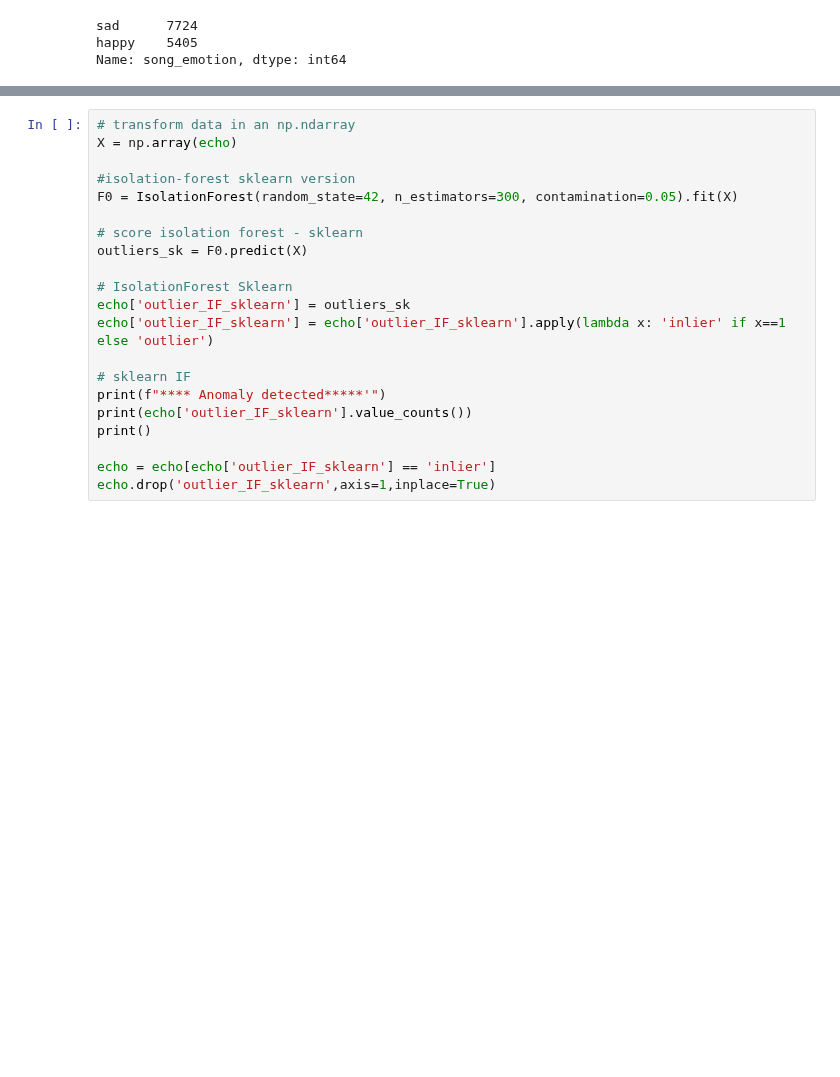
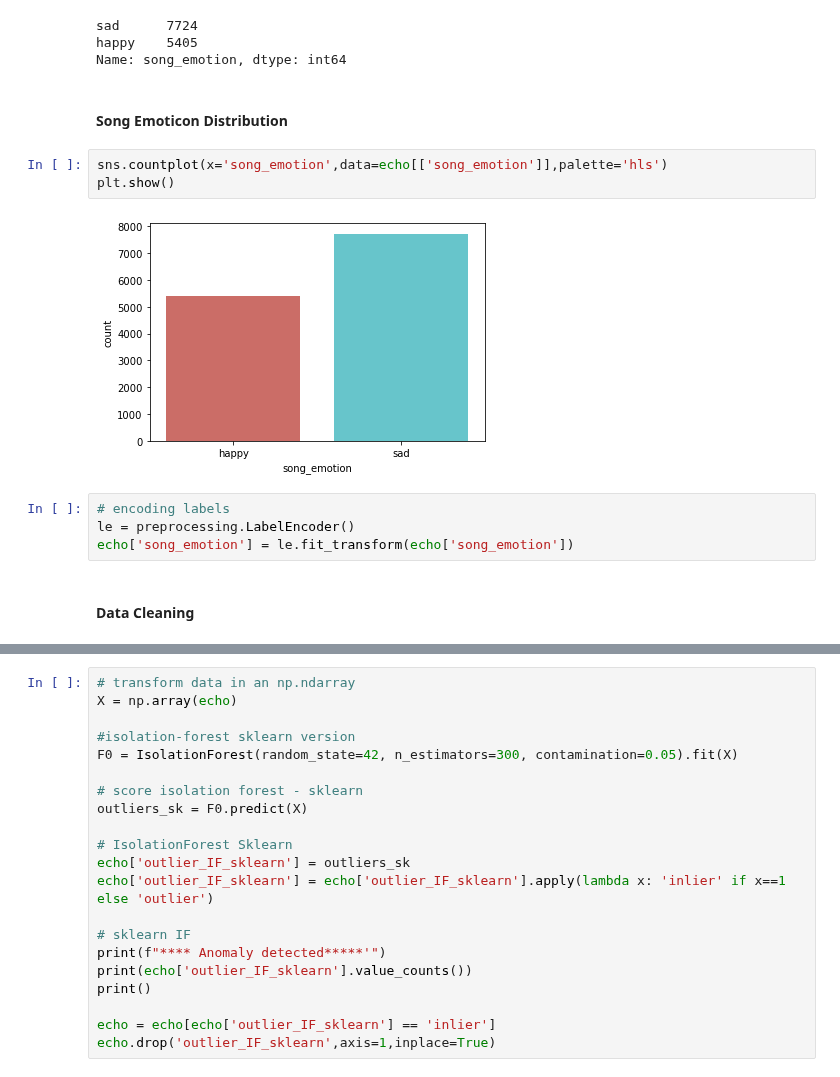
Before and after one commit to gaetanoantonicchio/DataMining-2, a Jupyter notebook: src/Module 2/Logistic Regression/Logistic-Regression_Song-Emotions.ipynb, the cells around one changed output, grey strips where cells are left out. Saved outputs shown, nothing was run; the diff lists cells and outputs as text; blank space fills up the shorter version.

```diff
--- a/src/Module 2/Logistic Regression/Logistic-Regression_Song-Emotions.ipynb
+++ b/src/Module 2/Logistic Regression/Logistic-Regression_Song-Emotions.ipynb
@@ -106,6 +108,19 @@ echo['song_emotion'].value_counts()
 sad      7724
 happy    5405
 Name: song_emotion, dtype: int64
+# %% [markdown]
+#### Song Emoticon Distribution
+# %%
+sns.countplot(x='song_emotion',data=echo[['song_emotion']],palette='hls')
+plt.show()
+# %% [output]
+[figure, added]
+# %%
+# encoding labels
+le = preprocessing.LabelEncoder()
+echo['song_emotion'] = le.fit_transform(echo['song_emotion'])
+# %% [markdown]
+#### Data Cleaning
 # %%
 # remove duplicate rows
 echo.drop_duplicates(keep=False, inplace=True)
```
Also changed, not shown: parts of 64 cells of this notebook.
